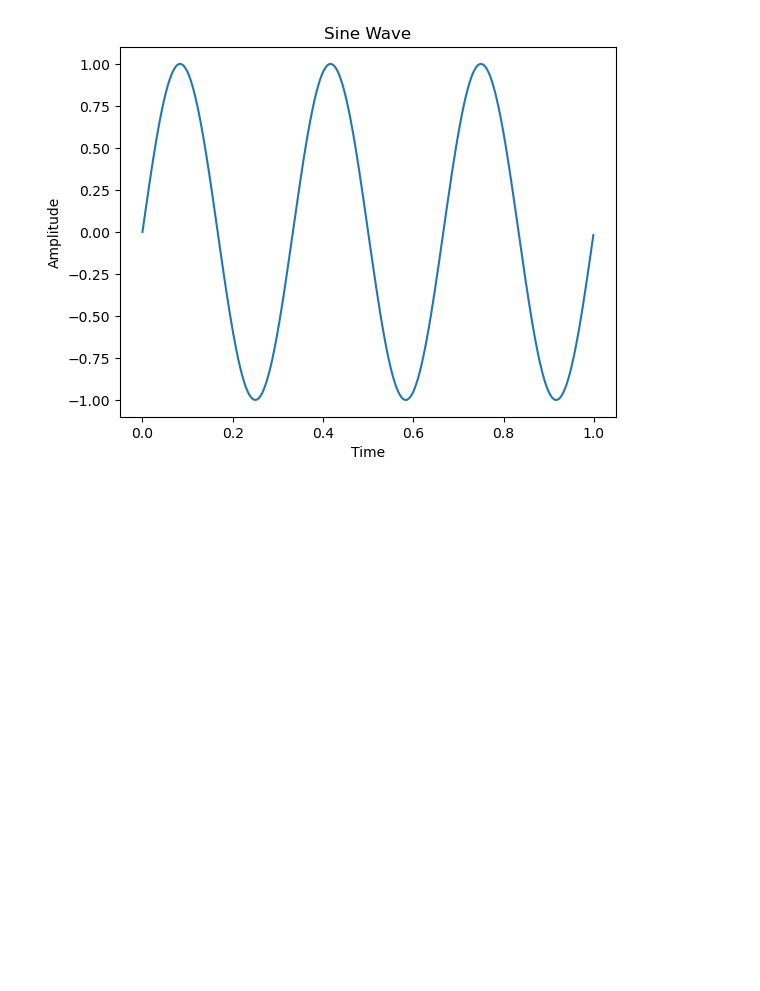
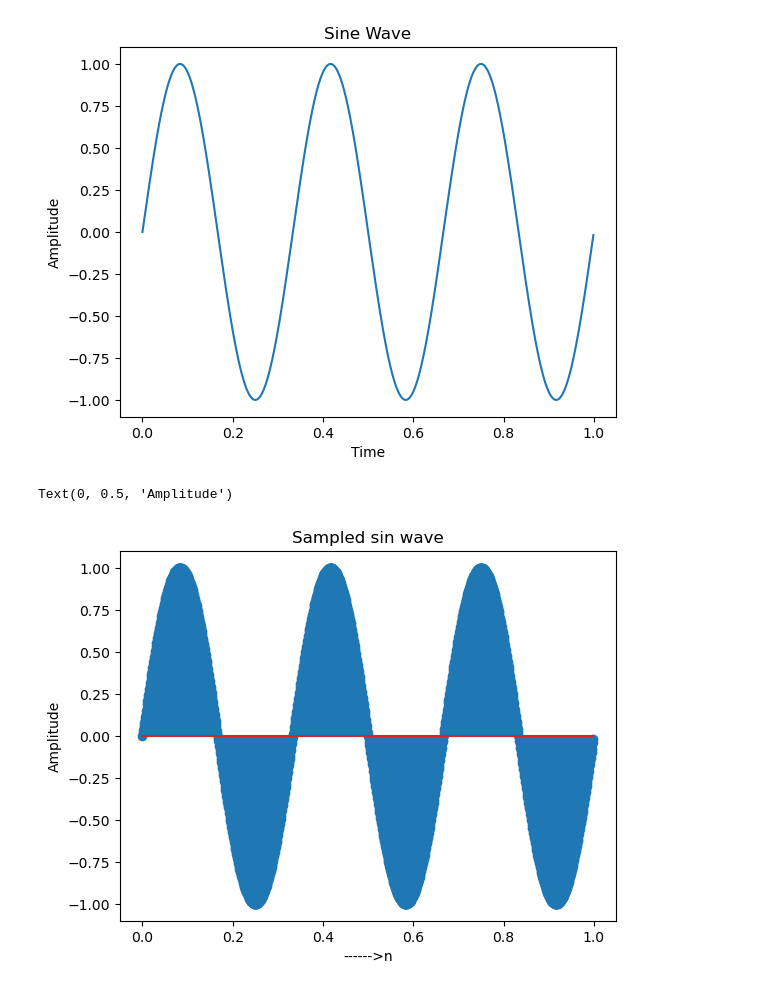
Before and after one commit to JohnJohnson803/Signal-Processing-, a Jupyter notebook: Untitled.ipynb, the cells around one changed output. Saved outputs shown, nothing was run; the diff lists cells and outputs as text; code cells hidden in the pictures; blank space fills up the shorter version.

```diff
--- a/Untitled.ipynb
+++ b/Untitled.ipynb
@@ -20,0 +23,11 @@ Text(0, 0.5, 'Amplitude')
+# %%
+n = np.arange(0,1, 0.001)
+xn = np.sin(2*np.pi*3*n)
+# %%
+plt.stem(n,xn)
+plt.title('Sampled sin wave')
+plt.xlabel('------>n')
+plt.ylabel('Amplitude')
+# %% [output]
+Text(0, 0.5, 'Amplitude')
+[figure, added]
```
Also changed, not shown: parts of 1 cell of this notebook, 7 other files.
